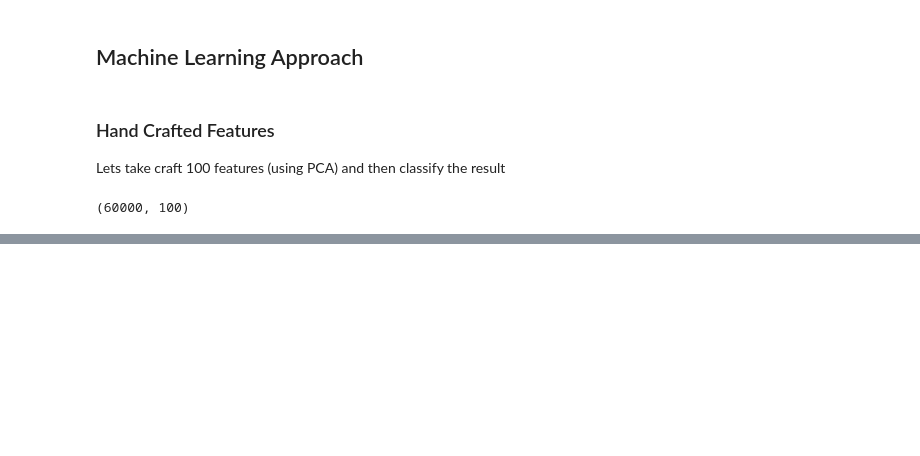
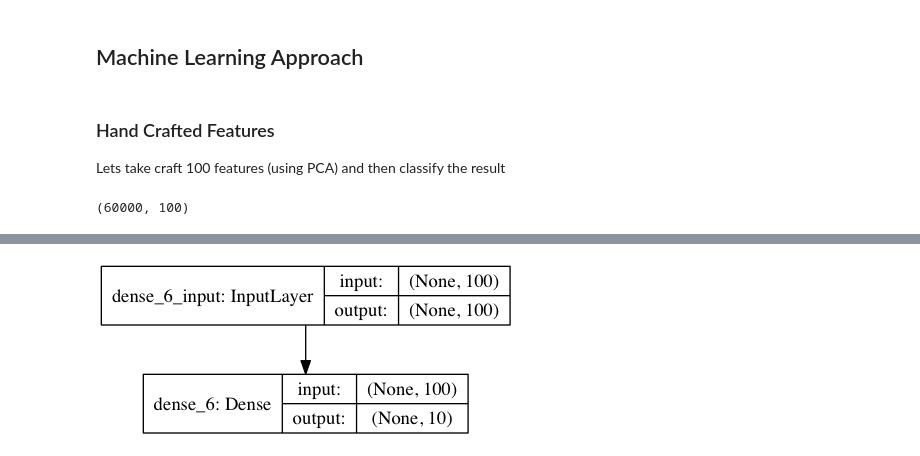
Before and after one commit to amitkaps/deep-learning, a Jupyter notebook: 01-Introduction.ipynb, the cells around one changed output, grey strips where cells are left out. Drawn from its saved outputs; the diff is of its cells as text; code cells hidden in the pictures; blank space fills up the shorter version.

```diff
--- a/01-Introduction.ipynb
+++ b/01-Introduction.ipynb
@@ -199,0 +282,5 @@ Wall time: 2.62 s
+# %%
+from IPython.display import Image
+Image(filename='logs/single-dl/model.png')
+# %% [output]
+[figure, added]
```
Also changed, not shown: parts of 32 cells of this notebook.
